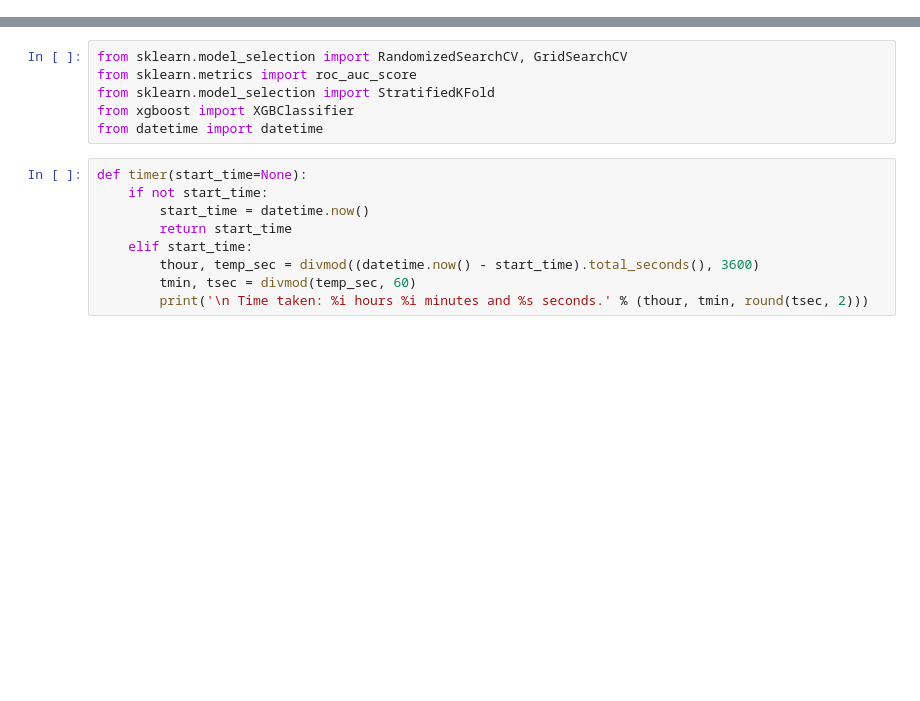
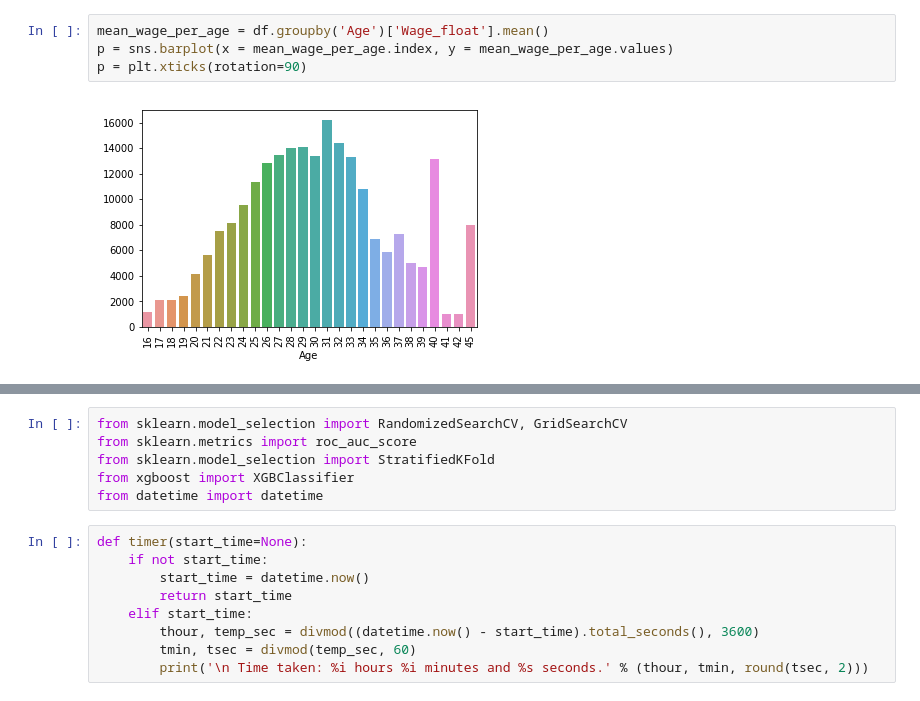
Before and after one commit to Sette/fifa_dataset, a Jupyter notebook: Xgboost_fifa.ipynb, the cells around one changed output, grey strips where cells are left out. Cells and saved outputs as stored; diff of their text form; blank space fills up the shorter version.

```diff
--- a/Xgboost_fifa.ipynb
+++ b/Xgboost_fifa.ipynb
@@ -142,0 +51,6 @@ None
+# %%
+mean_wage_per_age = df.groupby('Age')['Wage_float'].mean()
+p = sns.barplot(x = mean_wage_per_age.index, y = mean_wage_per_age.values)
+p = plt.xticks(rotation=90)
+# %% [output]
+[figure, added]
```
Also changed, not shown: parts of 13 cells of this notebook, 1 other file.
